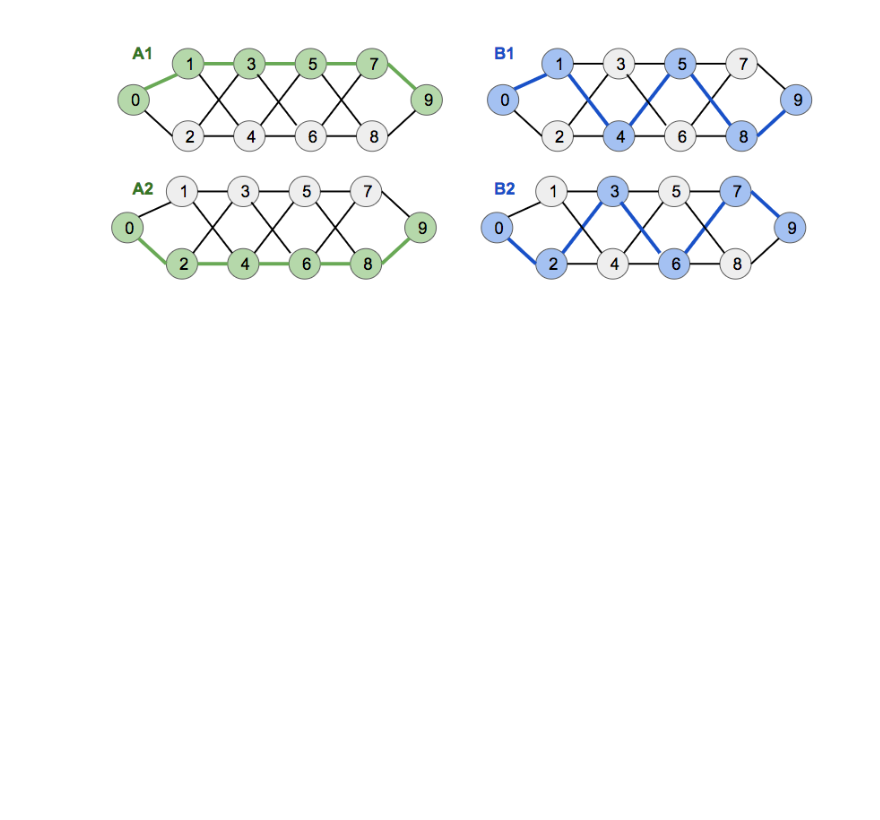
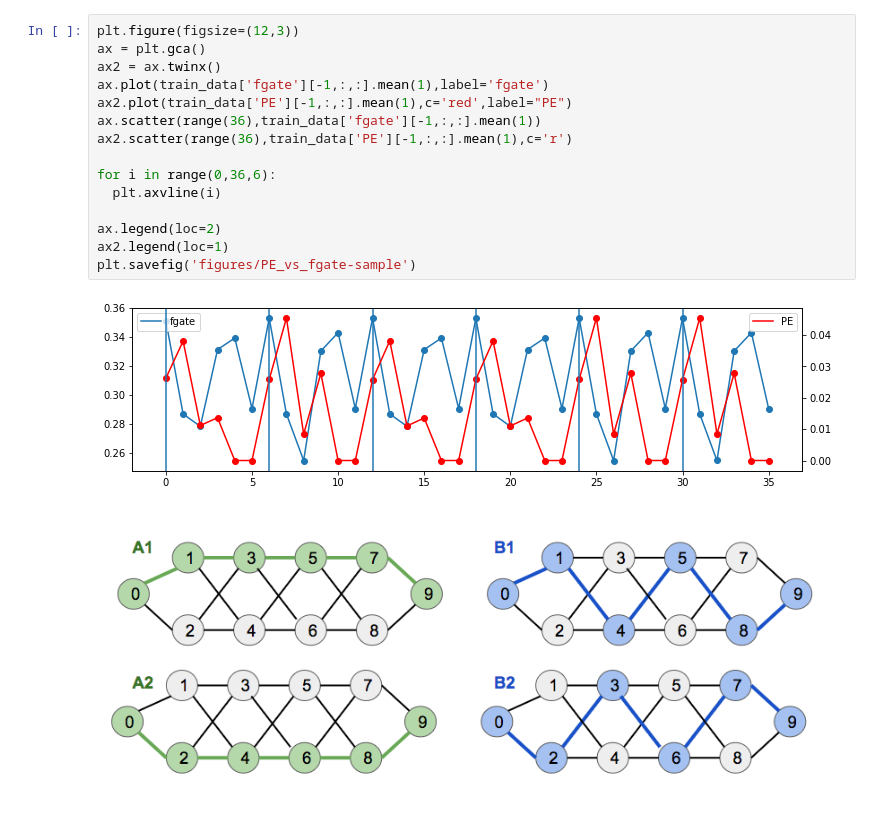
Before and after one commit to andrebeu/cswNets, a Jupyter notebook: cswNets.ipynb, the cells around one changed output. Saved outputs shown, nothing was run; the diff lists cells and outputs as text; blank space fills up the shorter version.

```diff
--- a/cswNets.ipynb
+++ b/cswNets.ipynb
@@ -56,2 +76,19 @@ train_data['yhat'].shape
+# %%
+plt.figure(figsize=(12,3))
+ax = plt.gca()
+ax2 = ax.twinx()
+ax.plot(train_data['fgate'][-1,:,:].mean(1),label='fgate')
+ax2.plot(train_data['PE'][-1,:,:].mean(1),c='red',label="PE")
+ax.scatter(range(36),train_data['fgate'][-1,:,:].mean(1))
+ax2.scatter(range(36),train_data['PE'][-1,:,:].mean(1),c='r')
+
+for i in range(0,36,6):
+  plt.axvline(i)
+
+ax.legend(loc=2)
+ax2.legend(loc=1)
+plt.savefig('figures/PE_vs_fgate-sample')
+# %% [output]
+[figure, added]
 # %% [markdown]
 ![Screen%20Shot%202019-02-21%20at%203.31.51%20PM.png](attachment:Screen%20Shot%202019-02-21%20at%203.31.51%20PM.png)
```
Also changed, not shown: parts of 10 cells of this notebook, 3 other files.
